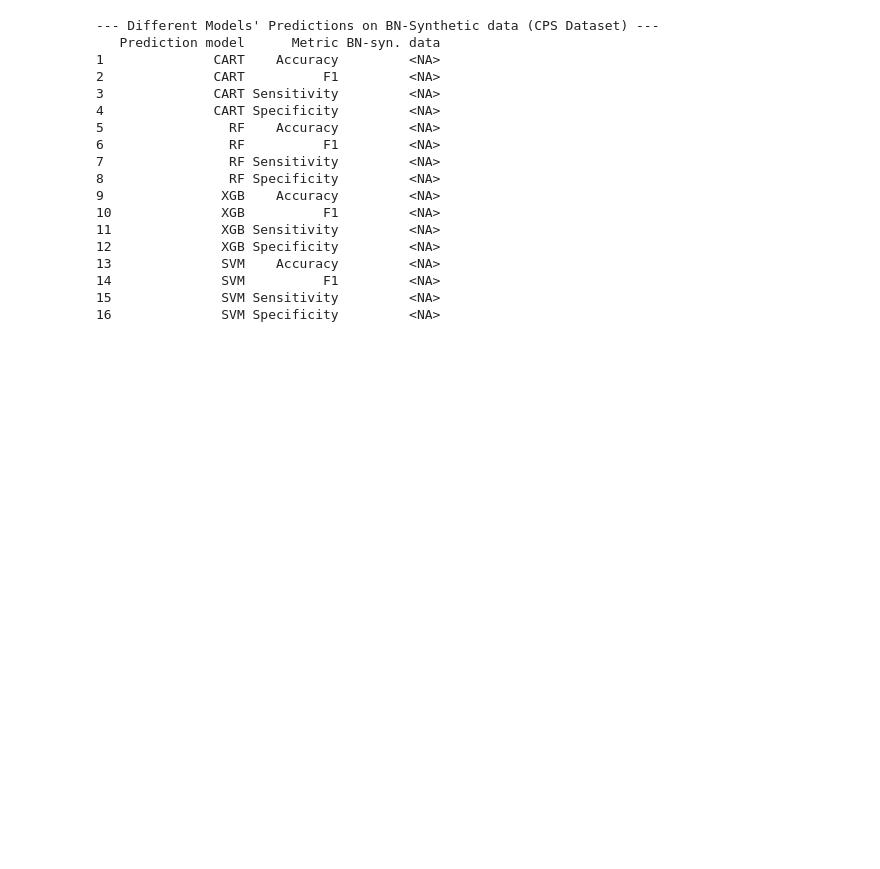
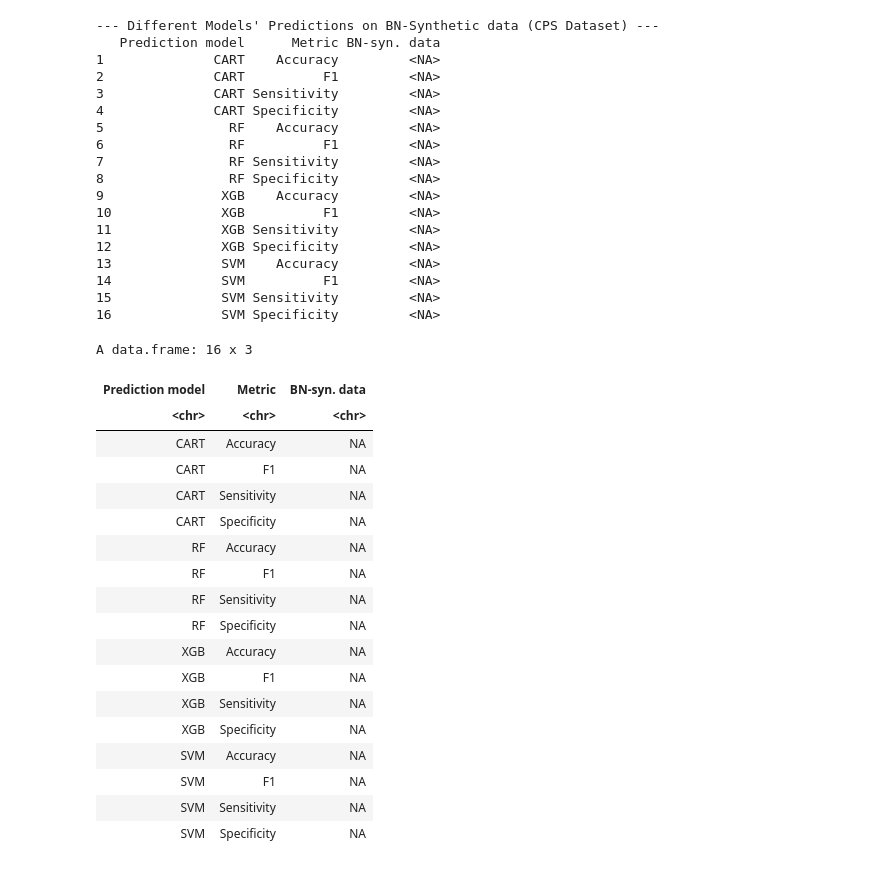
Before and after one commit to foesine/Master-Thesis, a Jupyter notebook: Evaluation.ipynb, the cells around one changed output. Saved outputs shown, nothing was run; the diff lists cells and outputs as text; code cells hidden in the pictures; blank space fills up the shorter version.

```diff
--- a/Evaluation.ipynb
+++ b/Evaluation.ipynb
@@ -406,3 +295,25 @@ print(bn_synth_cps_table)
 14              SVM          F1         <NA>
 15              SVM Sensitivity         <NA>
 16              SVM Specificity         <NA>
+# %%
+bn_synth_cps_table
+# %% [output]
+A data.frame: 16 x 3
+| Prediction model | Metric | BN-syn. data |
+| <chr> | <chr> | <chr> |
+| CART | Accuracy | NA |
+| CART | F1 | NA |
+| CART | Sensitivity | NA |
+| CART | Specificity | NA |
+| RF | Accuracy | NA |
+| RF | F1 | NA |
+| RF | Sensitivity | NA |
+| RF | Specificity | NA |
+| XGB | Accuracy | NA |
+| XGB | F1 | NA |
+| XGB | Sensitivity | NA |
+| XGB | Specificity | NA |
+| SVM | Accuracy | NA |
+| SVM | F1 | NA |
+| SVM | Sensitivity | NA |
+| SVM | Specificity | NA |
```
Also changed, not shown: parts of 11 cells of this notebook.
